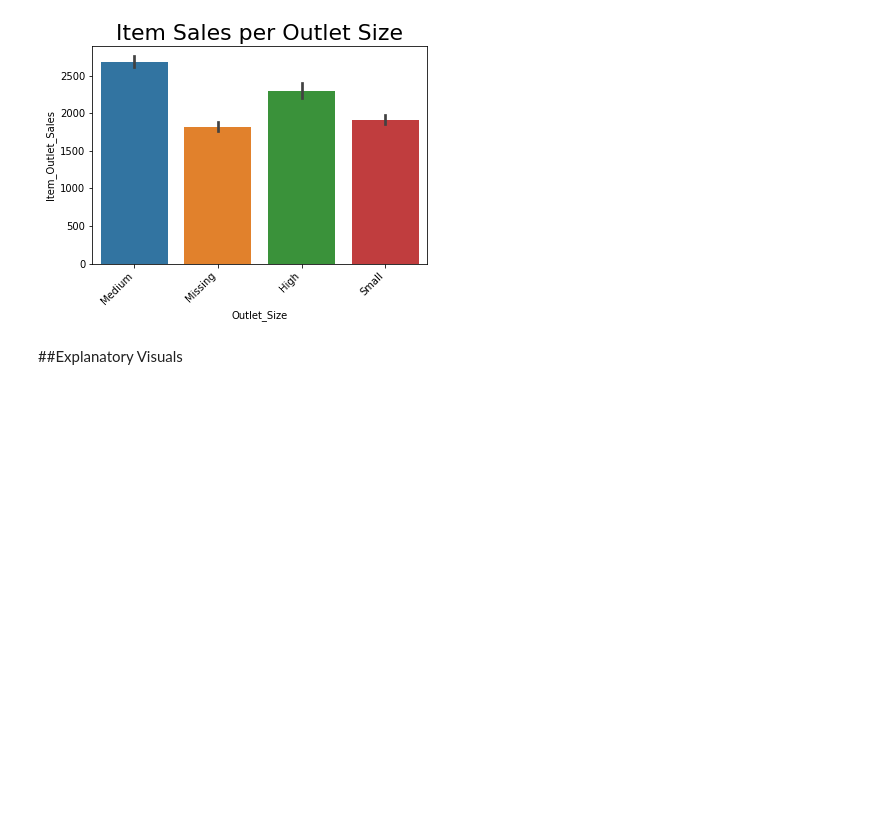
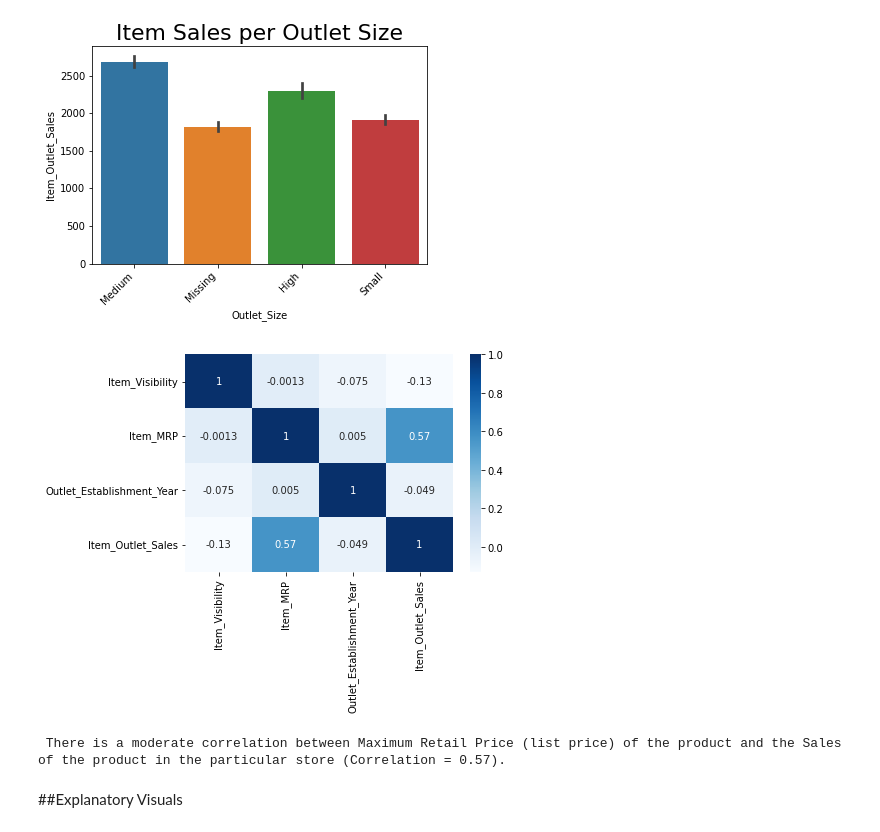
Before and after one commit to craiggossen/Projects, a Jupyter notebook: food_sales_predictions.ipynb, the cells around one changed output. Drawn from its saved outputs; the diff is of its cells as text; code cells hidden in the pictures; blank space fills up the shorter version.

```diff
--- a/food_sales_predictions.ipynb
+++ b/food_sales_predictions.ipynb
@@ -310,5 +314,17 @@ plt.show()
 print('\n ')
 # %% [output]
 [figure]
+# %%
+corr = df.corr()
+
+f, ax = plt.subplots(figsize=(6, 4))
+sns.heatmap(corr, cmap = 'Blues', annot = True);
+
+plt.show()
+
+print('\n There is a moderate correlation between Maximum Retail Price (list price) of the product and the Sales of the product in the particular store (Correlation = 0.57). ')
+# %% [output]
+[figure, added]
+ There is a moderate correlation between Maximum Retail Price (list price) of the product and the Sales of the product in the particular store (Correlation = 0.57).
 # %% [markdown]
 ##Explanatory Visuals
```
Also changed, not shown: parts of 2 cells of this notebook.
